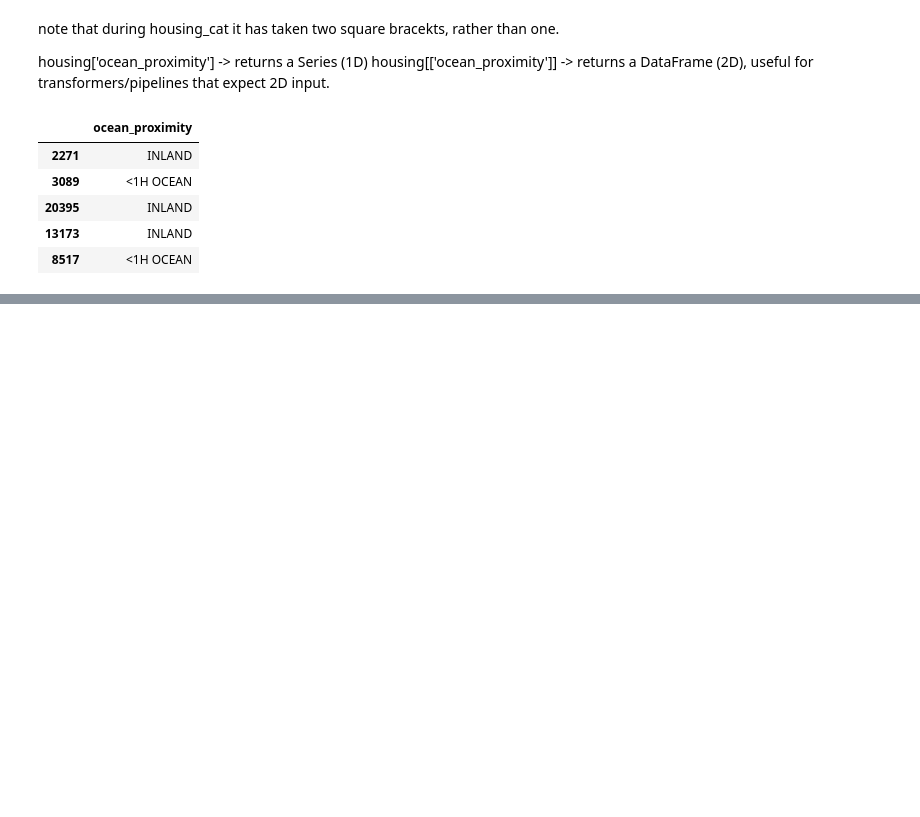
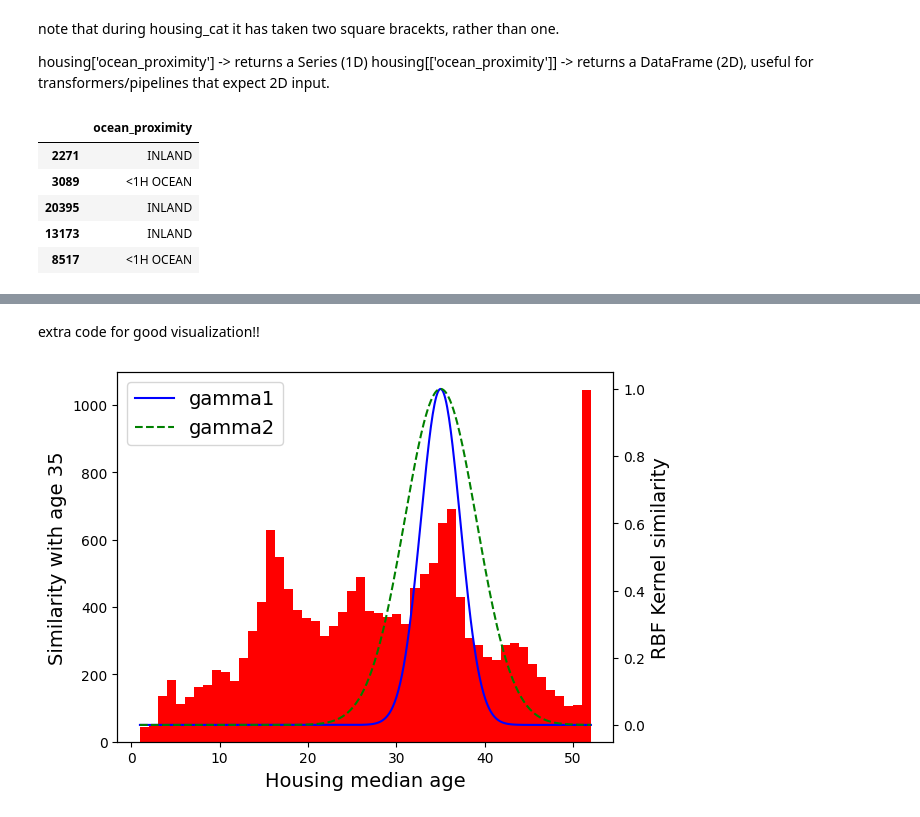
Before and after one commit to hassin070/hands_on_ML_, a Jupyter notebook: chapter_2.ipynb, the cells around one changed output, grey strips where cells are left out. Cells and saved outputs as stored; diff of their text form; code cells hidden in the pictures; blank space fills up the shorter version.

```diff
--- a/chapter_2.ipynb
+++ b/chapter_2.ipynb
@@ -491,0 +545,26 @@ housing_cat.head()
+# %% [markdown]
+extra code for good visualization!!
+# %%
+ages = np.linspace(housing['housing_median_age'].min(),
+                   housing['housing_median_age'].max(),
+                   500).reshape(-1, 1)
+gamma1= 0.1
+gamma2=0.03
+
+rbf1 =rbf_kernel(ages, [[35]], gamma=gamma1)
+rbf2 = rbf_kernel(ages, [[35]], gamma=gamma2)
+
+fig, ax1 = plt.subplots()
+
+ax1.set_xlabel('Housing median age')
+ax1.set_ylabel('Similarity with age 35')
+ax1.hist(housing['housing_median_age'], bins=50, color = 'red')
+
+ax2 =ax1.twinx()
+ax2.plot(ages, rbf1,color='blue',label= 'gamma1')
+ax2.plot(ages, rbf2,color='green',label= 'gamma2',linestyle='--')
+ax2.set_ylabel('RBF Kernel similarity')
+ax2.legend()
+plt.show()
+# %% [output]
+[figure, added]
```
Also changed, not shown: parts of 9 cells of this notebook.
